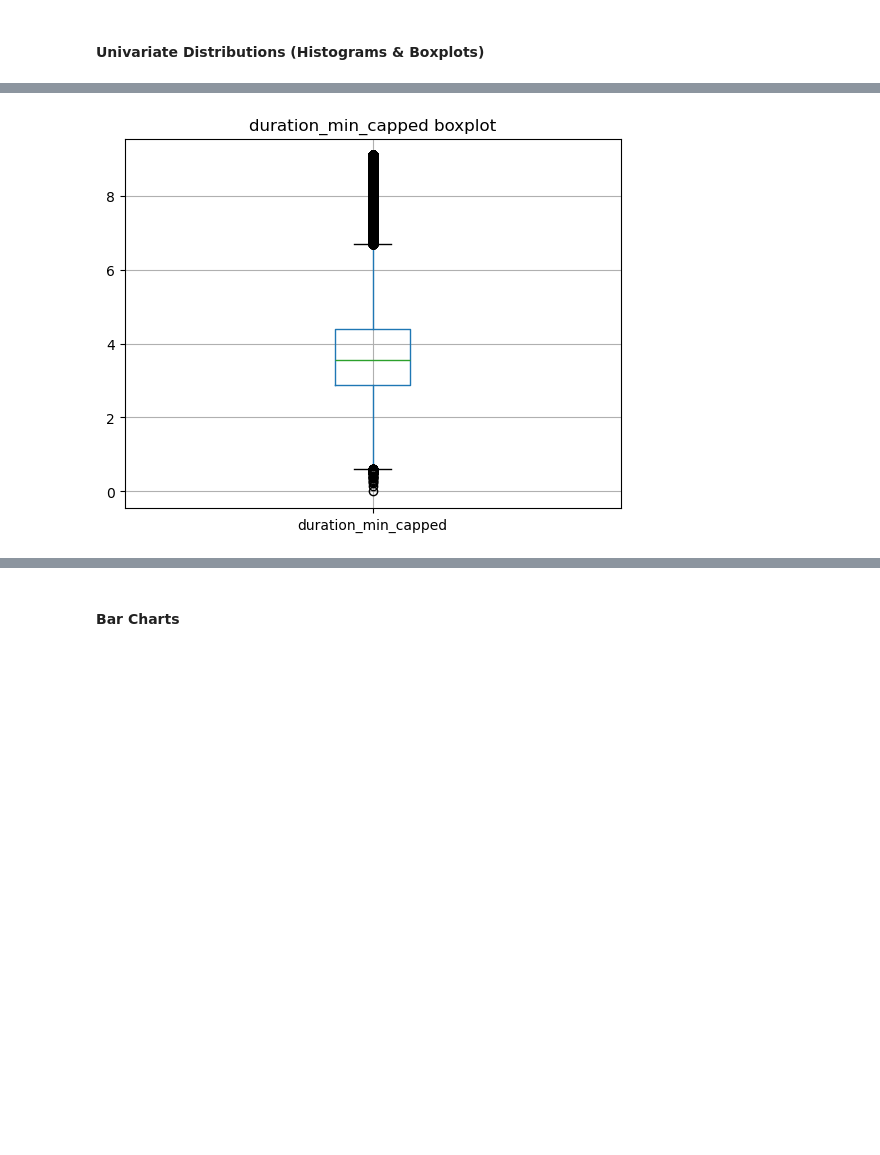
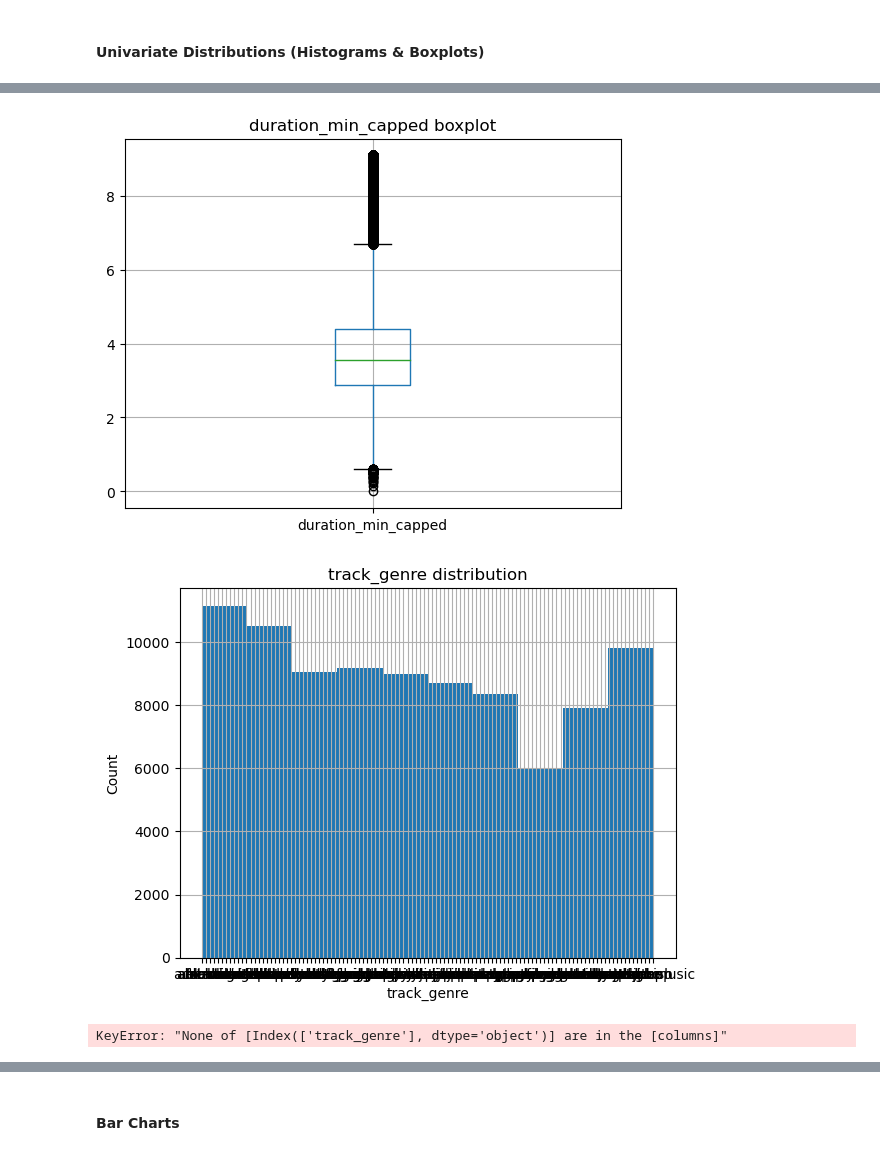
Before and after one commit to ben-yil/advanced_data_science_final_project, a Jupyter notebook: final_project.ipynb, the cells around one changed output, grey strips where cells are left out. Saved outputs shown, nothing was run; the diff lists cells and outputs as text; code cells hidden in the pictures; blank space fills up the shorter version.

```diff
--- a/final_project.ipynb
+++ b/final_project.ipynb
@@ -166,28 +166,30 @@ df_clean[numeric_cols].describe().T
 # %%
 # Plotting histograms for, say, popularity, danceability, energy, valence, duration_min_capped
 # shows you skew, multi-modality, and where to watch out for outliers.
 # Boxplots highlight extreme values you might want to cap or treat specially.
 
-for col in ['popularity','danceability','energy','valence','duration_min_capped']:
+for col in ['popularity','danceability','energy','valence','duration_min_capped','track_genre']:
     plt.figure()
     df_clean[col].hist()
     plt.title(f"{col} distribution")
     plt.xlabel(col)
     plt.ylabel("Count")
     plt.show()
 
     plt.figure()
     df_clean.boxplot(column=col)
     plt.title(f"{col} boxplot")
     plt.show()
 # %% [output]
 [figure]
 [figure]
 [figure]
 [figure]
 [figure]
 [figure]
 [figure]
 [figure]
 [figure]
 [figure]
+[figure, added]
+KeyError: "None of [Index(['track_genre'], dtype='object')] are in the [columns]"
```
Also changed, not shown: parts of 51 cells of this notebook.
